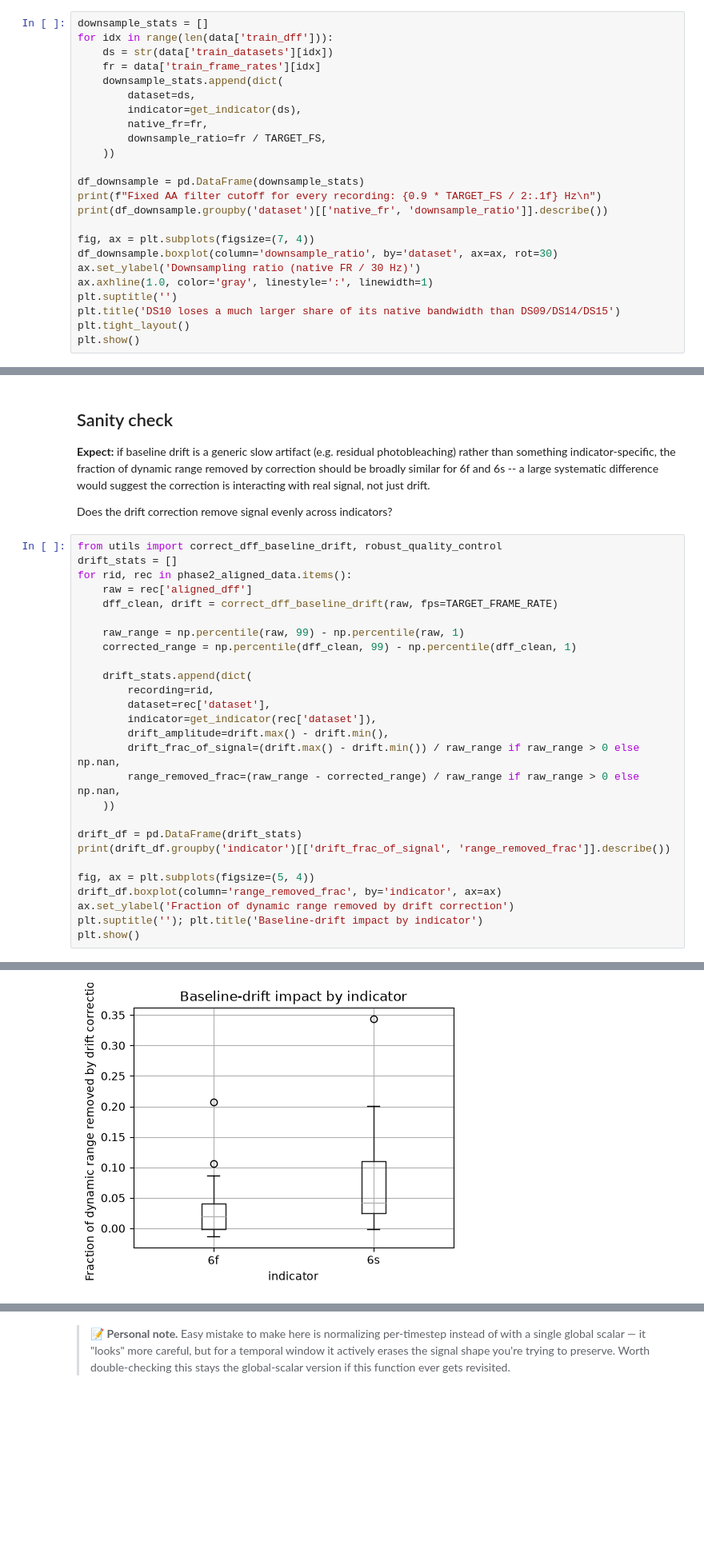
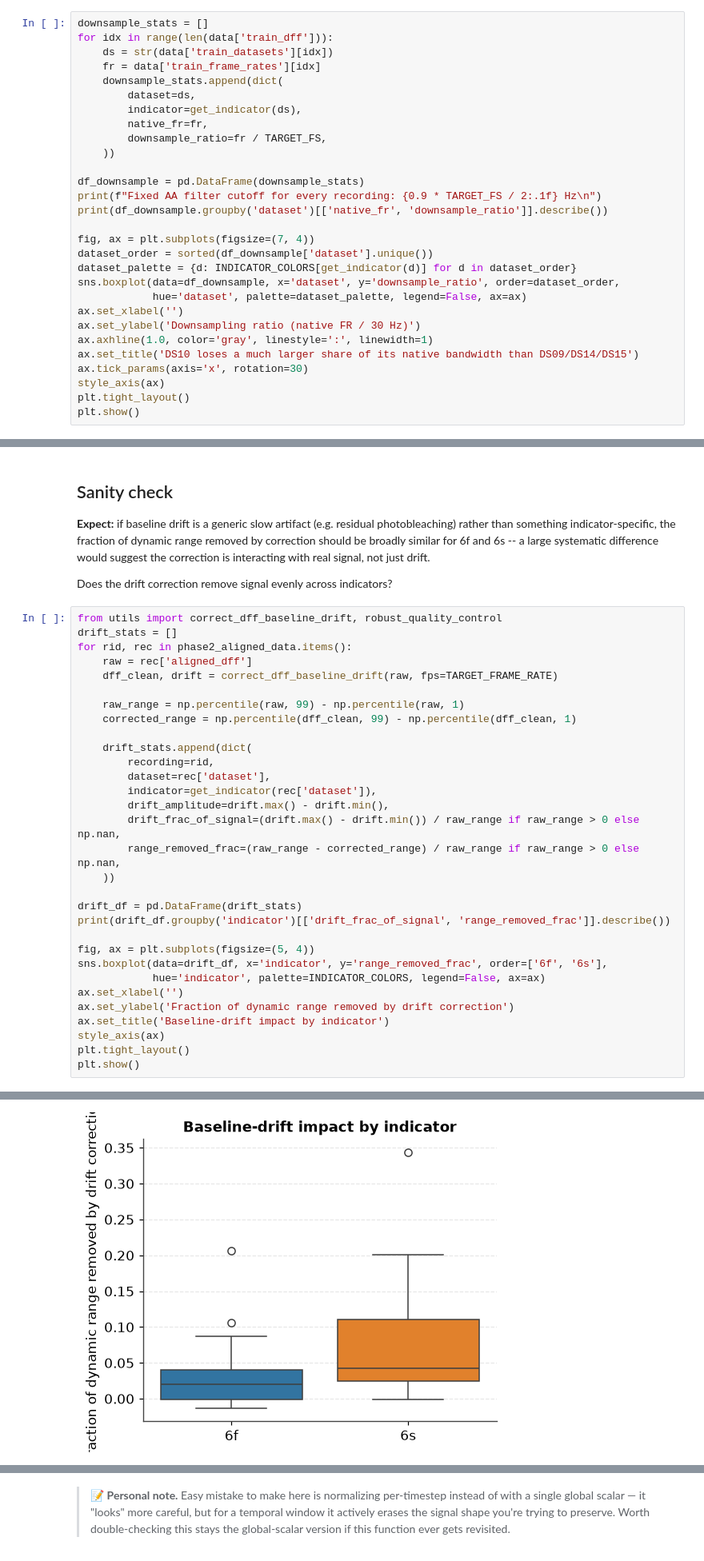
Before and after one commit to F-vdHaar/neural_ds_generalisation, a Jupyter notebook: spike_inference.ipynb, the cells around one changed output, grey strips where cells are left out. Shown at 80% size. Saved outputs shown, nothing was run; the diff lists cells and outputs as text; blank space fills up the shorter version.

```diff
--- a/spike_inference.ipynb
+++ b/spike_inference.ipynb
@@ -426,11 +472,16 @@ print(f"Fixed AA filter cutoff for every recording: {0.9 * TARGET_FS / 2:.1f} Hz
 print(df_downsample.groupby('dataset')[['native_fr', 'downsample_ratio']].describe())
 
 fig, ax = plt.subplots(figsize=(7, 4))
-df_downsample.boxplot(column='downsample_ratio', by='dataset', ax=ax, rot=30)
+dataset_order = sorted(df_downsample['dataset'].unique())
+dataset_palette = {d: INDICATOR_COLORS[get_indicator(d)] for d in dataset_order}
+sns.boxplot(data=df_downsample, x='dataset', y='downsample_ratio', order=dataset_order,
+            hue='dataset', palette=dataset_palette, legend=False, ax=ax)
+ax.set_xlabel('')
 ax.set_ylabel('Downsampling ratio (native FR / 30 Hz)')
 ax.axhline(1.0, color='gray', linestyle=':', linewidth=1)
-plt.suptitle('')
-plt.title('DS10 loses a much larger share of its native bandwidth than DS09/DS14/DS15')
+ax.set_title('DS10 loses a much larger share of its native bandwidth than DS09/DS14/DS15')
+ax.tick_params(axis='x', rotation=30)
+style_axis(ax)
 plt.tight_layout()
 plt.show()
 # %% [output]
@@ -630,36 +681,40 @@ for rid, rec in phase2_aligned_data.items():
         indicator=get_indicator(rec['dataset']),
         drift_amplitude=drift.max() - drift.min(),
         drift_frac_of_signal=(drift.max() - drift.min()) / raw_range if raw_range > 0 else np.nan,
         range_removed_frac=(raw_range - corrected_range) / raw_range if raw_range > 0 else np.nan,
     ))
 
 drift_df = pd.DataFrame(drift_stats)
 print(drift_df.groupby('indicator')[['drift_frac_of_signal', 'range_removed_frac']].describe())
 
 fig, ax = plt.subplots(figsize=(5, 4))
-drift_df.boxplot(column='range_removed_frac', by='indicator', ax=ax)
+sns.boxplot(data=drift_df, x='indicator', y='range_removed_frac', order=['6f', '6s'],
+            hue='indicator', palette=INDICATOR_COLORS, legend=False, ax=ax)
+ax.set_xlabel('')
 ax.set_ylabel('Fraction of dynamic range removed by drift correction')
-plt.suptitle(''); plt.title('Baseline-drift impact by indicator')
+ax.set_title('Baseline-drift impact by indicator')
+style_axis(ax)
+plt.tight_layout()
 plt.show()
 # %% [output]
           drift_frac_of_signal                                          \
                          count      mean       std       min       25%
 indicator
 6f                        56.0  0.110537  0.097421  0.006672  0.023498
 6s                        27.0  0.227978  0.180035  0.059550  0.091868
 
                                         range_removed_frac            \
                 50%       75%       max              count      mean
 indicator
 6f         0.086933  0.159984  0.394110               56.0  0.028179
 6s         0.157610  0.304421  0.642354               27.0  0.077873
 
 
                 std       min       25%       50%       75%       max
 indicator
 6f         0.037734 -0.013614 -0.001256  0.019754  0.040689  0.206716
 6s         0.078324 -0.001406  0.024935  0.042408  0.110194  0.344180
-[figure, old version]
+[figure, new version]
 # %%
 example_ids = {ind: [rid for rid, rec in phase2_aligned_data.items()
                       if get_indicator(rec['dataset']) == ind][:2]
```
Also changed, not shown: parts of 37 cells of this notebook.
